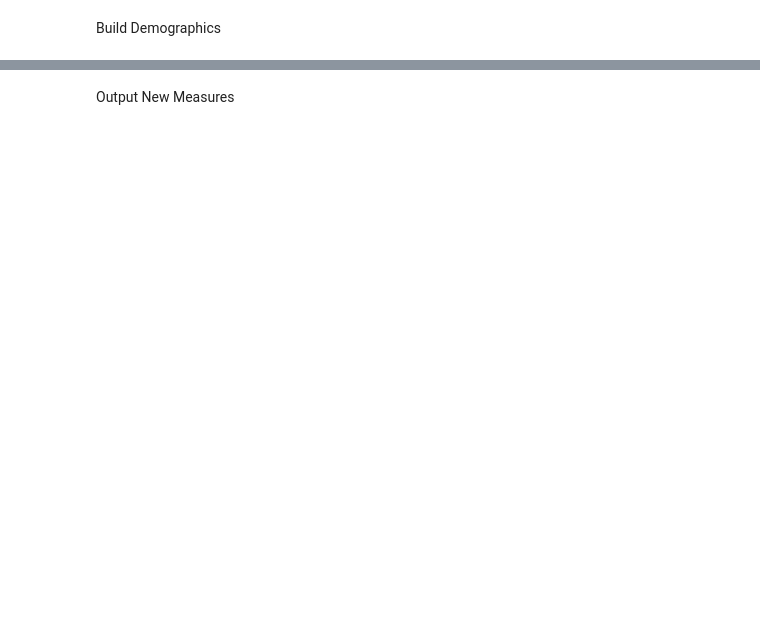
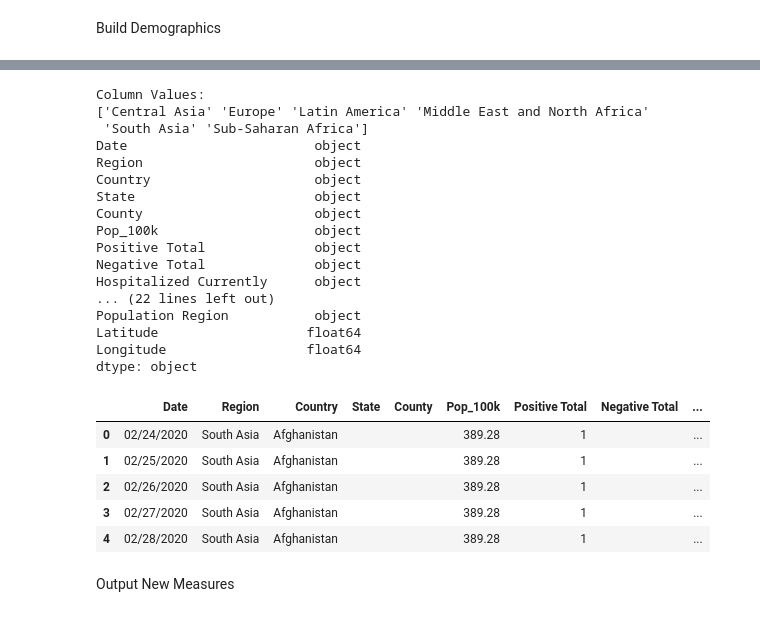
Before and after one commit to janinewhite/Global-COVID-Surveillance, a Jupyter notebook: COVID Surveillance.ipynb, the cells around one changed output, grey strips where cells are left out. Saved outputs shown, nothing was run; the diff lists cells and outputs as text; code cells hidden in the pictures; blank space fills up the shorter version.

Commit message:
Europ updated

```diff
--- a/COVID Surveillance.ipynb
+++ b/COVID Surveillance.ipynb
@@ -583,17 +122,0 @@ print(c["time"])
-# %%
-# Remove special characters and rename Congos
-def fixCountry(country):
-    if country == "Congo - Kinshasa":
-        return "Democratic Republic of Congo"
-    elif country == "Congo - Brazzaville":
-        return "Republic of the Congo"
-    elif country == "São Tomé & Príncipe":
-        converted_country = "Sao Tome & Príncipe"
-    elif country == "Côte d’Ivoire":
-        converted_country = "Cote d'Ivoire"
-    else:
-        return country
-c["name"] = c["name"].astype(str)
-c["name"] = c["name"].apply(lambda x: "" if x=="nan" else x)
-c["name"] = c["name"].apply(lambda x: fixCountry(x))
-print(c["name"].sort_values(ascending = True).unique())
@@ -674,7 +502,12 @@ countries_df["name"].unique()
 Build Demographics
 # %%
 country_locations = pd.read_excel(r'C:\Users\janin\Downloads\Country Geo.xlsx')
+print(country_locations.columns)
 country_locations.drop(columns=["Population","Alternate"], inplace = True)
 country_locations.rename(columns = {'Region': 'Population Region'}, inplace = True)
+conversions = {}
 country_locations["Country"] = country_locations["Country"].astype(str)
+country_locations["Country"] = country_locations["Country"].apply(lambda x: fixCountry(x))
+print(conversions)
+countries = print_column_missing(country_locations["Country"],all_countries)
 country_locations.head()
@@ -681,5 +538,9 @@ country_locations.head()
 # %%
 country_populations = pd.read_excel(r'C:\Users\janin\Downloads\Country Populations 2020.xlsx')
 country_populations.rename(columns = {'Population': 'Population 2020','Data Source':'Population Data Source'}, inplace = True)
+conversions = {}
 country_populations["Country"] = country_populations["Country"].astype(str)
+country_populations["Country"] = country_populations["Country"].apply(lambda x: fixCountry(x))
+print(conversions)
+print_column_missing(country_populations["Country"],all_countries)
 country_populations.head()
@@ -733,10 +667,33 @@ configured_output.head(-10)
 # %%
 # Merge input data and demographics
-pd.set_option('display.max_columns', None)
 merged_input = pd.merge(configured_output, country_demographics, how="left", on="Country")
-print(merged_input["Region"].sort_values(ascending = True).unique())
+print_column_unique(merged_input["Region"])
 print(merged_input.dtypes)
 merged_input.head()
+# %% [output]
+Column Values:
+['Central Asia' 'Europe' 'Latin America' 'Middle East and North Africa'
+ 'South Asia' 'Sub-Saharan Africa']
+Date                        object
+Region                      object
+Country                     object
+State                       object
+County                      object
+Pop_100k                    object
+Positive Total              object
+Negative Total              object
+Hospitalized Currently      object
+... (22 lines left out)
+Population Region           object
+Latitude                   float64
+Longitude                  float64
+dtype: object
+|  | Date | Region | Country | State | County | Pop_100k | Positive Total | Negative Total | ... |
+| 0 | 02/24/2020 | South Asia | Afghanistan |  |  | 389.28 | 1 |  | ... |
+| 1 | 02/25/2020 | South Asia | Afghanistan |  |  | 389.28 | 1 |  | ... |
+| 2 | 02/26/2020 | South Asia | Afghanistan |  |  | 389.28 | 1 |  | ... |
+| 3 | 02/27/2020 | South Asia | Afghanistan |  |  | 389.28 | 1 |  | ... |
+| 4 | 02/28/2020 | South Asia | Afghanistan |  |  | 389.28 | 1 |  | ... |
 # %%
 # Write input data
 merged_input.to_excel(r'C:\Users\janin\Downloads\configured.xlsx', index = False)
```
Also changed, not shown: parts of 51 cells of this notebook, 2 other files.
